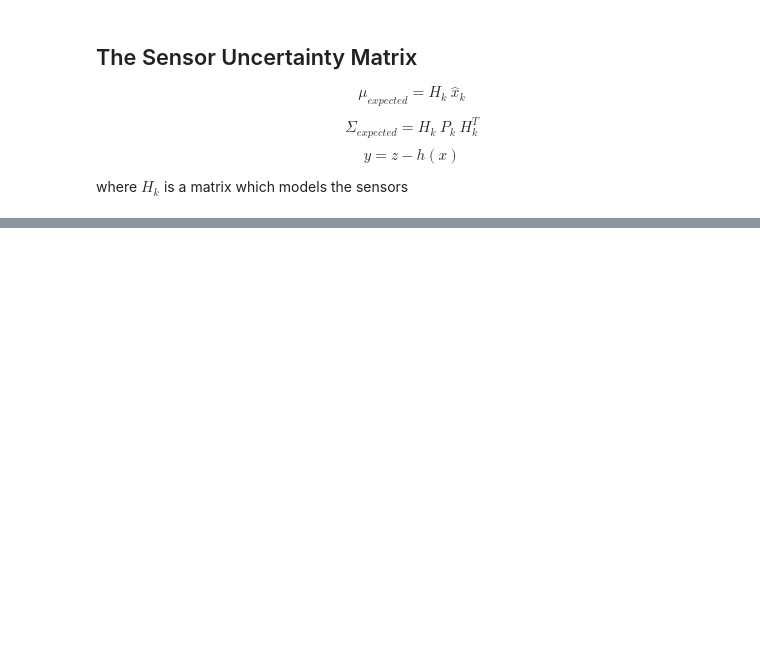
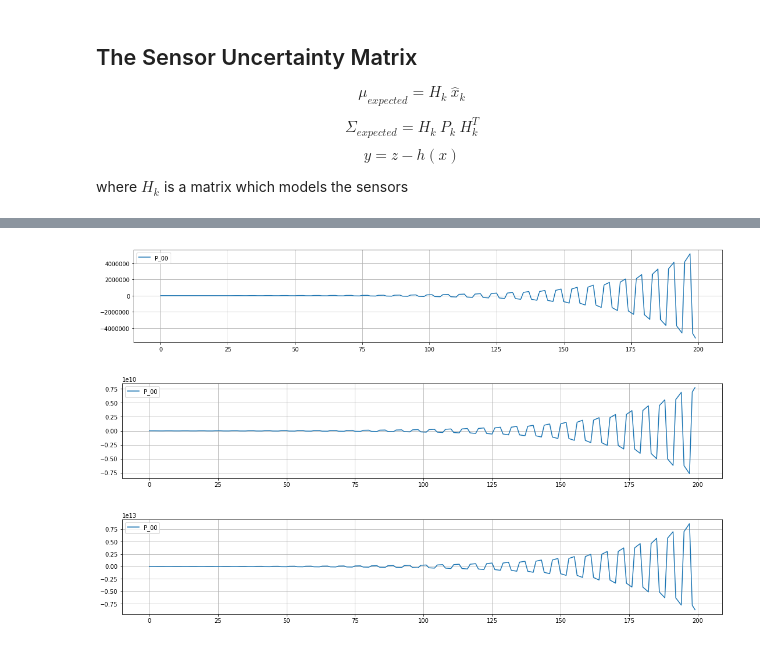
Before and after one commit to alknemeyer/EEE4022S-Thesis-Project, a Jupyter notebook: Final code/extended_kalman_filter.ipynb, the cells around one changed output, grey strips where cells are left out. Drawn from its saved outputs; the diff is of its cells as text; code cells hidden in the pictures; blank space fills up the shorter version.

```diff
--- a/Final code/extended_kalman_filter.ipynb
+++ b/Final code/extended_kalman_filter.ipynb
@@ -133 +148,9 @@ class ExtendedKalmanFilter():
+# %%
+plot_P_matrix(P_sig)
+plot_P_matrix(P_sin)
+plot_P_matrix(P_step)
+# %% [output]
+[figure, added]
+[figure, added]
+[figure, added]
 # %%
```
Also changed, not shown: parts of 4 cells of this notebook, 10 other files.
